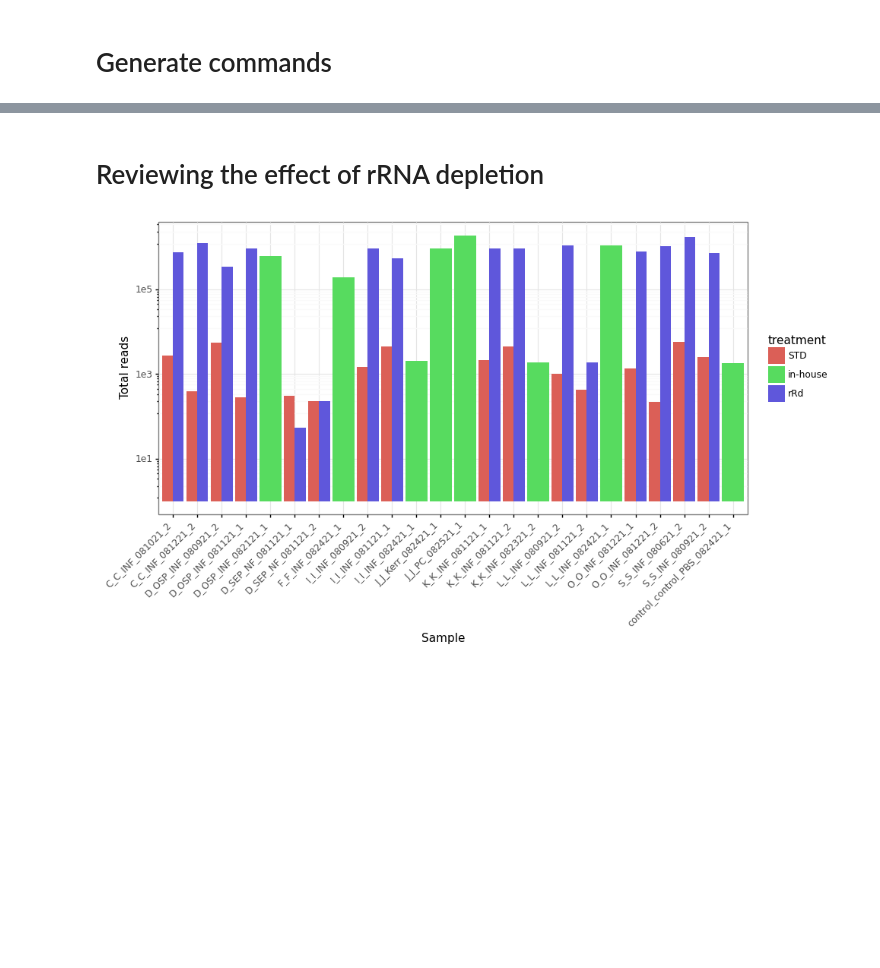
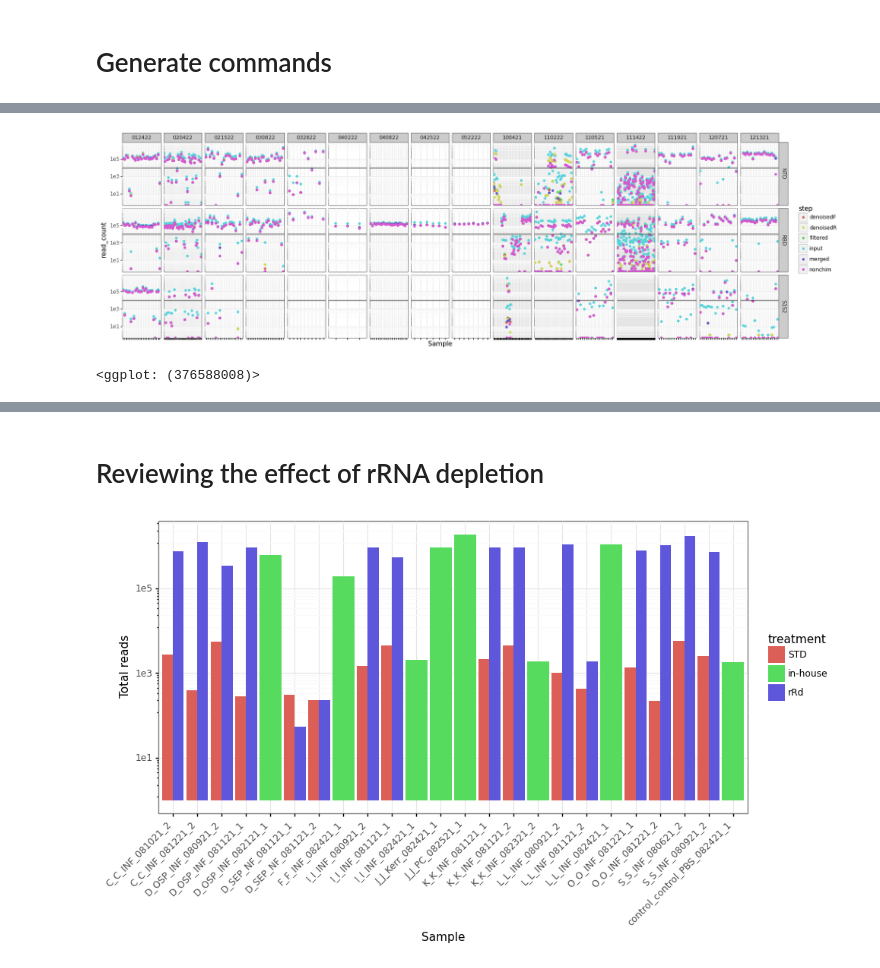
Before and after one commit to rosekantor/wbe_sarscov2_sequencing, a Jupyter notebook: pipeline_sgene.ipynb, the cells around one changed output, grey strips where cells are left out. Saved outputs shown, nothing was run; the diff lists cells and outputs as text; code cells hidden in the pictures; blank space fills up the shorter version.

```diff
--- a/pipeline_sgene.ipynb
+++ b/pipeline_sgene.ipynb
@@ -162,9 +519,9 @@ final_out = '~/data/wbe_scv/results_sgene'
 
 with open(f'{datadir}/analysis_cmds.sh', 'w') as f:
     # option ot update nextclade and ref dataset
-    # f.write('cd /Users/rosekantor/work/wbe_sequence_analysis\n')
-    # f.write('curl -fsSL "https://github.com/nextstrain/nextclade/releases/latest/download/nextclade-MacOS-arm64" -o "nextclade" && chmod +x nextclade\n')
-    # f.write('/Users/rosekantor/work/wbe_sequence_analysis/nextclade dataset get --name "sars-cov-2" --output-dir "nextclade_data/sars-cov-2"\n')
+    f.write('cd /Users/rosekantor/work/wbe_sequence_analysis\n')
+    f.write('curl -fsSL "https://github.com/nextstrain/nextclade/releases/latest/download/nextclade-MacOS-arm64" -o "nextclade" && chmod +x nextclade\n')
+    f.write('/Users/rosekantor/work/wbe_sequence_analysis/nextclade dataset get --name "sars-cov-2" --output-dir "nextclade_data/sars-cov-2"\n')
 
     f.write(f'mkdir {datadir}/results\n')
     f.write(f'mkdir {dada2_out}\n')
@@ -185,0 +545,15 @@ f.close()
+# %%
+# read in glob all the read tracking info for each amplicon
+files = glob('/Users/rosekantor/data/wbe_scv/*_sgene_*/results/dada2_out/*_read_tracking.csv')
+# %%
+read_tracking = []
+for f in files:
+    batch, amplicon = re.search(r'.+\/.+_sgene_(\d+).+\/(\w+)_read_tracking.csv', f).groups()
+    df = pd.read_csv(f)
+    df['amplicon'] = amplicon
+    df['batch'] = batch
+    read_tracking.append(df)
+read_tracking = pd.concat(read_tracking)
+read_tracking = read_tracking.rename(columns={'Row.names':'Sample'})
+read_tracking.loc[read_tracking.nonchim.isna(), 'nonchim'] = 0
+read_tracking.tail()
@@ -185,0 +567,14 @@ f.close()
+# %%
+read_tracking_melt = read_tracking.melt(id_vars=['Sample', 'batch', 'amplicon'], var_name='step', value_name='read_count')
+# %%
+(ggplot(read_tracking_melt, aes(x='Sample', y='read_count', color='step'))+
+geom_point()+
+geom_hline(yintercept=1e4)+
+facet_grid('amplicon~batch', scales='free_x')+
+scale_y_log10()+
+theme_bw()+
+theme(axis_text_x=element_blank(),
+     figure_size=(20,6)))
+# %% [output]
+[figure, added]
+<ggplot: (376588008)>
```
Also changed, not shown: parts of 72 cells of this notebook, 3 other files.
